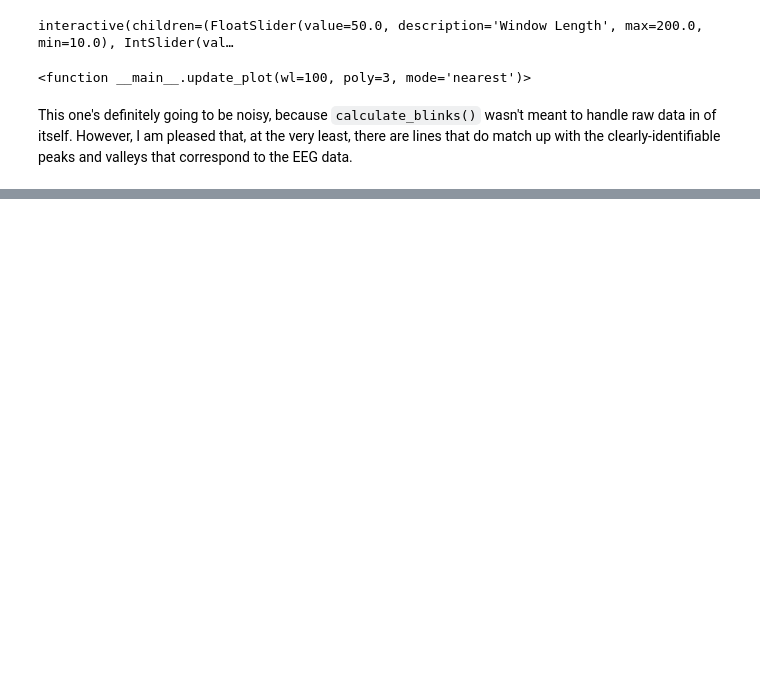
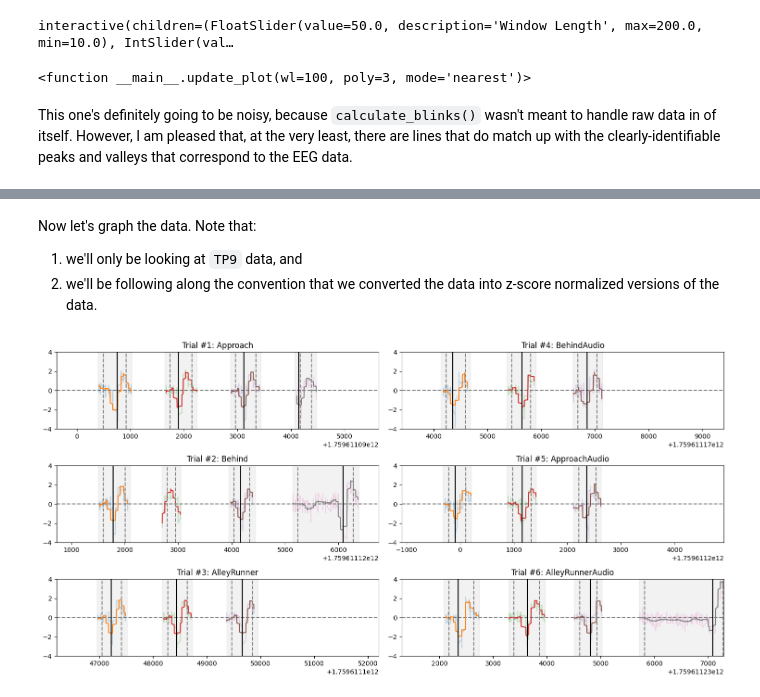
Before and after one commit to SimpleDevs-Research/eeg_blink_calibration, a Jupyter notebook: src/3.eeg_blink_signals.ipynb, the cells around one changed output, grey strips where cells are left out. Saved outputs shown, nothing was run; the diff lists cells and outputs as text; code cells hidden in the pictures; blank space fills up the shorter version.

```diff
--- a/src/3.eeg_blink_signals.ipynb
+++ b/src/3.eeg_blink_signals.ipynb
@@ -462,0 +503,6 @@ Let's graph the data, which is stored inside of `src/blink_samples/sample_1.csv`
+# %%
+importlib.reload(blink_handling)
+
+tp9_first_blinks, tp10_first_blinks, _, _, _, _ = detect_eeg_blinks('./data2', 'P4_Muse2', window_length=50, polyorder=4, smooth_data=True)
+display(tp9_first_blinks)
+display(tp10_first_blinks)
@@ -462,0 +544,74 @@ Let's graph the data, which is stored inside of `src/blink_samples/sample_1.csv`
+# %% [markdown]
+Now let's graph the data. Note that:
+
+1. we'll only be looking at `TP9` data, and
+2. we'll be following along the convention that we converted the data into z-score normalized versions of the data.
+# %%
+from scipy.stats import zscore
+
+# Plot the figure. Since we're looking at all 6 trials, let's make a 3-row, 2-col figure
+fig, axes = plt.subplots(3,2,figsize=(15,7.5))
+
+# Read the trial data
+pdir = os.path.join('.', 'data2', _EXAMPLE_PARTICIPANT)
+trials = pd.read_csv(os.path.join(pdir, "trials.csv"))
+
+# Iterate through trials
+for _, row in trials.iterrows():
+    # Derive the trial info
+    trial_id = row['trial_id']
+    tdir = os.path.join(pdir, f"{trial_id}", 'calibration')
+
+    # Read the necessary datasets
+    eeg_raw = pd.read_csv(os.path.join(tdir, 'eeg_raw.csv'))
+    brdf = pd.read_csv(os.path.join(tdir, 'blink_ranges.csv'))
+
+    # Restrict the EEG data
+    start_ms = eeg_raw['unix_ms'].iloc[0] + 5000
+    end_ms = eeg_raw['unix_ms'].iloc[-1] - 500
+    eeg = eeg_raw[eeg_raw['unix_ms'].between(start_ms, end_ms)]
+
+    # Get the subplot indices
+    row_index = math.floor((trial_id-1) % 3)
+    col_index = math.floor((trial_id-1)/ 3)
+
+    # Plot eye data
+    ax = axes[row_index][col_index]
+    ax.set_title(f"Trial #{trial_id}: {row['trial_name']}")
+    ax.set_xlim(start_ms, end_ms)
+    ax.set_ylim(-4, 4)
+    ax.axhline(y=0, c='black', linestyle='--', alpha=0.5)
+
+    # Plot blink ranges
+    for _, row in brdf.iterrows():
+        # Get necessary timestamps
+        overlap_counter = row['overlap_counter']
+        overlap_ms = row['overlap_unix_ms']
+        blink_ms = row['blink_unix_ms']
+        range_start_ms = row['start_unix_ms']
+        range_end_ms = row['end_unix_ms']
+        _eeg = eeg[eeg['unix_ms'].between(range_start_ms, range_end_ms)]
+
+        # Get the relevant x and y data
+        x = _eeg['unix_ms'].to_list()
+        y = _eeg['TP9'].to_list()
+        ys = savgol_filter(y, window_length=75, polyorder=3, mode='nearest')
+        z_scores = zscore(ys)
+
+        # Plot things
+        ax.plot(x, zscore(y), alpha=0.25)
+        ax.plot(x, z_scores)
+        ax.axvline(x=overlap_ms, c='gray', linestyle='--')
+        ax.axvline(x=blink_ms, c='gray', linestyle='--')
+        ax.axvspan(xmin=range_start_ms, xmax=range_end_ms, color='gray', alpha=0.1)
+
+        # This time, we pull from `first_blinks`
+        estimations = tp9_first_blinks[(tp9_first_blinks['trial_id']==trial_id) & (tp9_first_blinks['overlap_counter']==overlap_counter)]
+        for _, estimate in estimations.iterrows():
+            # Draw a vertical line to indicate the estimated blink
+            ax.axvline(x=estimate['x'], c='black')
+
+plt.tight_layout()
+plt.show()
+# %% [output]
+[figure, new version]
```
Also changed, not shown: parts of 23 cells of this notebook, 18 other files.
